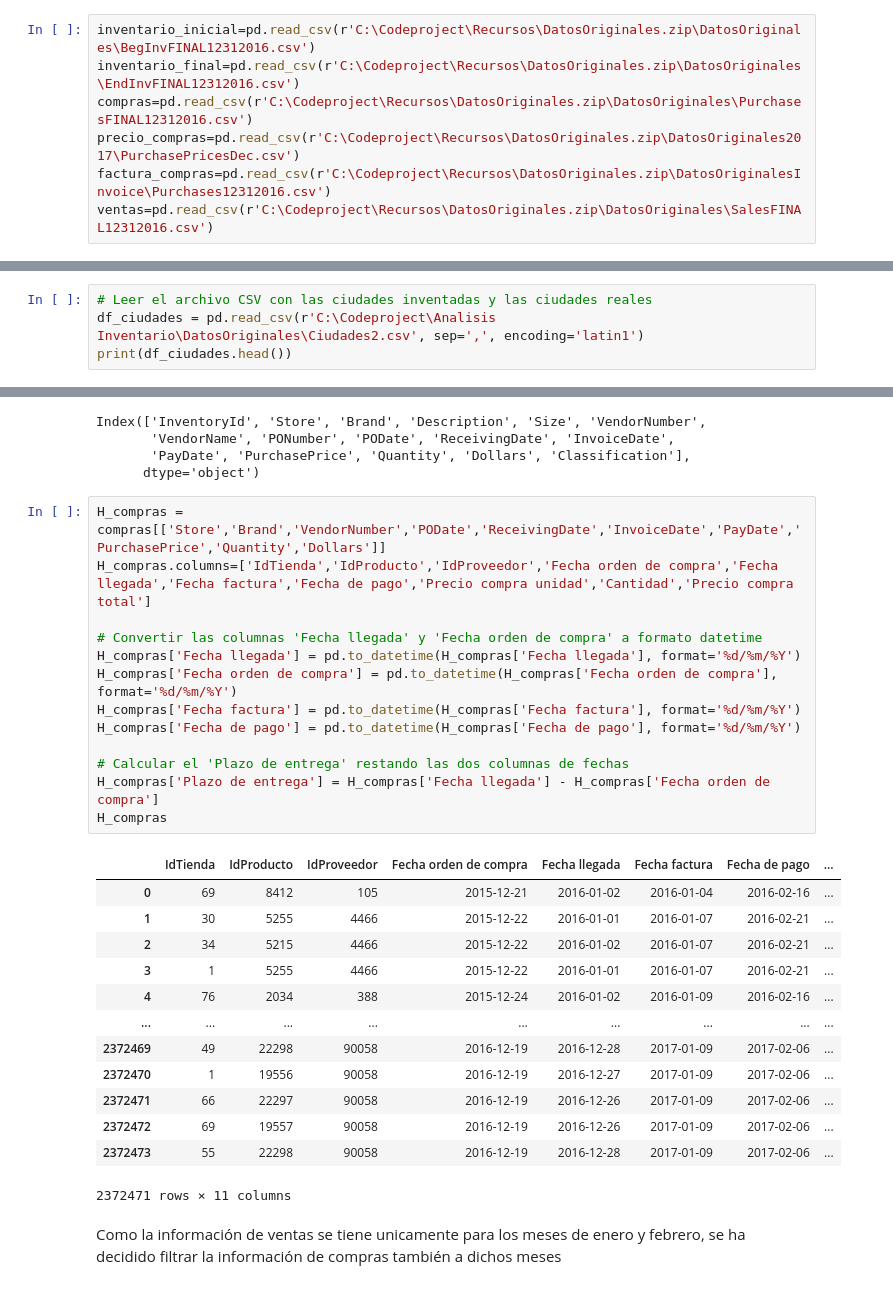
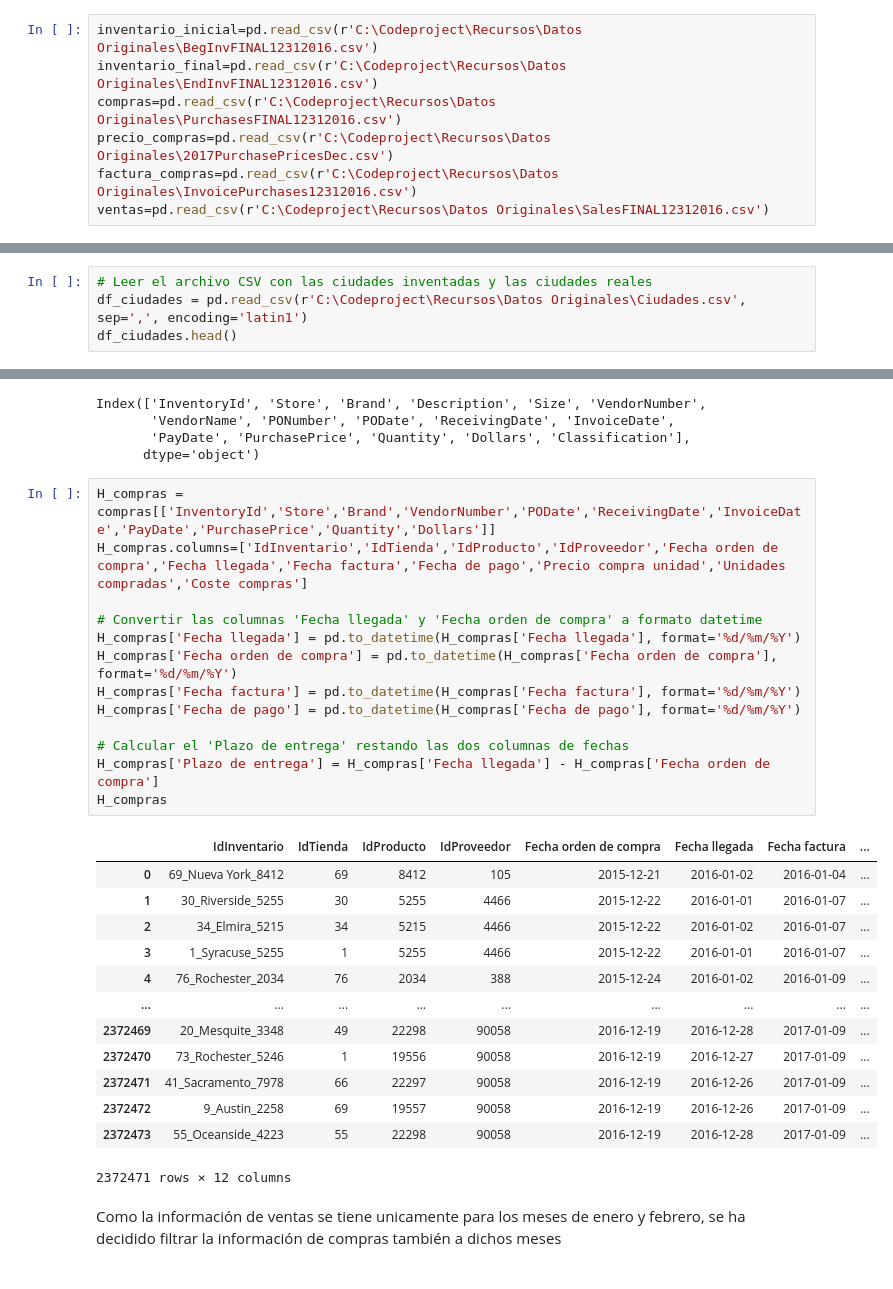
Before and after one commit to isabelunamuno/TFM, a Jupyter notebook: Visual Studio Code/Procesamiento1.ipynb, the cells around one changed output, grey strips where cells are left out. Cells and saved outputs as stored; diff of their text form.

```diff
--- a/Visual Studio Code/Procesamiento1.ipynb
+++ b/Visual Studio Code/Procesamiento1.ipynb
@@ -16,9 +16,9 @@ from matplotlib.dates import DateFormatter
 # %% [markdown]
 Cargar el conjunto de datos
 # %%
-inventario_inicial=pd.read_csv(r'C:\Codeproject\Recursos\DatosOriginales.zip\DatosOriginales\BegInvFINAL12312016.csv')
-inventario_final=pd.read_csv(r'C:\Codeproject\Recursos\DatosOriginales.zip\DatosOriginales\EndInvFINAL12312016.csv')
-compras=pd.read_csv(r'C:\Codeproject\Recursos\DatosOriginales.zip\DatosOriginales\PurchasesFINAL12312016.csv')
-precio_compras=pd.read_csv(r'C:\Codeproject\Recursos\DatosOriginales.zip\DatosOriginales2017\PurchasePricesDec.csv')
-factura_compras=pd.read_csv(r'C:\Codeproject\Recursos\DatosOriginales.zip\DatosOriginalesInvoice\Purchases12312016.csv')
-ventas=pd.read_csv(r'C:\Codeproject\Recursos\DatosOriginales.zip\DatosOriginales\SalesFINAL12312016.csv')
+inventario_inicial=pd.read_csv(r'C:\Codeproject\Recursos\Datos Originales\BegInvFINAL12312016.csv')
+inventario_final=pd.read_csv(r'C:\Codeproject\Recursos\Datos Originales\EndInvFINAL12312016.csv')
+compras=pd.read_csv(r'C:\Codeproject\Recursos\Datos Originales\PurchasesFINAL12312016.csv')
+precio_compras=pd.read_csv(r'C:\Codeproject\Recursos\Datos Originales\2017PurchasePricesDec.csv')
+factura_compras=pd.read_csv(r'C:\Codeproject\Recursos\Datos Originales\InvoicePurchases12312016.csv')
+ventas=pd.read_csv(r'C:\Codeproject\Recursos\Datos Originales\SalesFINAL12312016.csv')
@@ -449,6 +448,6 @@ city_counts_df.to_excel('city_counts_end.xlsx', index=False)
 Se han pasado ambos excels y se han juntado todas las ciudades (las que se encuentran en las dos tablas) en una columna llamada "Invented_city"
 # %%
 # Leer el archivo CSV con las ciudades inventadas y las ciudades reales
-df_ciudades = pd.read_csv(r'C:\Codeproject\Analisis Inventario\DatosOriginales\Ciudades2.csv', sep=',', encoding='latin1')
-print(df_ciudades.head())
+df_ciudades = pd.read_csv(r'C:\Codeproject\Recursos\Datos Originales\Ciudades.csv', sep=',', encoding='latin1')
+df_ciudades.head()
 # %% [output]
@@ -693,32 +725,32 @@ Index(['InventoryId', 'Store', 'Brand', 'Description', 'Size', 'VendorNumber',
        'PayDate', 'PurchasePrice', 'Quantity', 'Dollars', 'Classification'],
       dtype='object')
 # %%
-H_compras = compras[['Store','Brand','VendorNumber','PODate','ReceivingDate','InvoiceDate','PayDate','PurchasePrice','Quantity','Dollars']]
-H_compras.columns=['IdTienda','IdProducto','IdProveedor','Fecha orden de compra','Fecha llegada','Fecha factura','Fecha de pago','Precio compra unidad','Cantidad','Precio compra total']
+H_compras = compras[['InventoryId','Store','Brand','VendorNumber','PODate','ReceivingDate','InvoiceDate','PayDate','PurchasePrice','Quantity','Dollars']]
+H_compras.columns=['IdInventario','IdTienda','IdProducto','IdProveedor','Fecha orden de compra','Fecha llegada','Fecha factura','Fecha de pago','Precio compra unidad','Unidades compradas','Coste compras']
 
 # Convertir las columnas 'Fecha llegada' y 'Fecha orden de compra' a formato datetime
 H_compras['Fecha llegada'] = pd.to_datetime(H_compras['Fecha llegada'], format='%d/%m/%Y')
 H_compras['Fecha orden de compra'] = pd.to_datetime(H_compras['Fecha orden de compra'], format='%d/%m/%Y')
 H_compras['Fecha factura'] = pd.to_datetime(H_compras['Fecha factura'], format='%d/%m/%Y')
 H_compras['Fecha de pago'] = pd.to_datetime(H_compras['Fecha de pago'], format='%d/%m/%Y')
 
 # Calcular el 'Plazo de entrega' restando las dos columnas de fechas
 H_compras['Plazo de entrega'] = H_compras['Fecha llegada'] - H_compras['Fecha orden de compra']
 H_compras
 # %% [output]
-|  | IdTienda | IdProducto | IdProveedor | Fecha orden de compra | Fecha llegada | Fecha factura | Fecha de pago | ... |
-| 0 | 69 | 8412 | 105 | 2015-12-21 | 2016-01-02 | 2016-01-04 | 2016-02-16 | ... |
-| 1 | 30 | 5255 | 4466 | 2015-12-22 | 2016-01-01 | 2016-01-07 | 2016-02-21 | ... |
-| 2 | 34 | 5215 | 4466 | 2015-12-22 | 2016-01-02 | 2016-01-07 | 2016-02-21 | ... |
-| 3 | 1 | 5255 | 4466 | 2015-12-22 | 2016-01-01 | 2016-01-07 | 2016-02-21 | ... |
-| 4 | 76 | 2034 | 388 | 2015-12-24 | 2016-01-02 | 2016-01-09 | 2016-02-16 | ... |
+|  | IdInventario | IdTienda | IdProducto | IdProveedor | Fecha orden de compra | Fecha llegada | Fecha factura | ... |
+| 0 | 69_Nueva York_8412 | 69 | 8412 | 105 | 2015-12-21 | 2016-01-02 | 2016-01-04 | ... |
+| 1 | 30_Riverside_5255 | 30 | 5255 | 4466 | 2015-12-22 | 2016-01-01 | 2016-01-07 | ... |
+| 2 | 34_Elmira_5215 | 34 | 5215 | 4466 | 2015-12-22 | 2016-01-02 | 2016-01-07 | ... |
+| 3 | 1_Syracuse_5255 | 1 | 5255 | 4466 | 2015-12-22 | 2016-01-01 | 2016-01-07 | ... |
+| 4 | 76_Rochester_2034 | 76 | 2034 | 388 | 2015-12-24 | 2016-01-02 | 2016-01-09 | ... |
 | ... | ... | ... | ... | ... | ... | ... | ... | ... |
-| 2372469 | 49 | 22298 | 90058 | 2016-12-19 | 2016-12-28 | 2017-01-09 | 2017-02-06 | ... |
-| 2372470 | 1 | 19556 | 90058 | 2016-12-19 | 2016-12-27 | 2017-01-09 | 2017-02-06 | ... |
-| 2372471 | 66 | 22297 | 90058 | 2016-12-19 | 2016-12-26 | 2017-01-09 | 2017-02-06 | ... |
-| 2372472 | 69 | 19557 | 90058 | 2016-12-19 | 2016-12-26 | 2017-01-09 | 2017-02-06 | ... |
-| 2372473 | 55 | 22298 | 90058 | 2016-12-19 | 2016-12-28 | 2017-01-09 | 2017-02-06 | ... |
+| 2372469 | 20_Mesquite_3348 | 49 | 22298 | 90058 | 2016-12-19 | 2016-12-28 | 2017-01-09 | ... |
+| 2372470 | 73_Rochester_5246 | 1 | 19556 | 90058 | 2016-12-19 | 2016-12-27 | 2017-01-09 | ... |
+| 2372471 | 41_Sacramento_7978 | 66 | 22297 | 90058 | 2016-12-19 | 2016-12-26 | 2017-01-09 | ... |
+| 2372472 | 9_Austin_2258 | 69 | 19557 | 90058 | 2016-12-19 | 2016-12-26 | 2017-01-09 | ... |
+| 2372473 | 55_Oceanside_4223 | 55 | 22298 | 90058 | 2016-12-19 | 2016-12-28 | 2017-01-09 | ... |
-2372471 rows × 11 columns
+2372471 rows × 12 columns
 # %% [markdown]
 Como la información de ventas se tiene unicamente para los meses de enero y febrero, se ha decidido filtrar la información de compras también a dichos meses
 # %%
```
Also changed, not shown: parts of 56 cells of this notebook.
